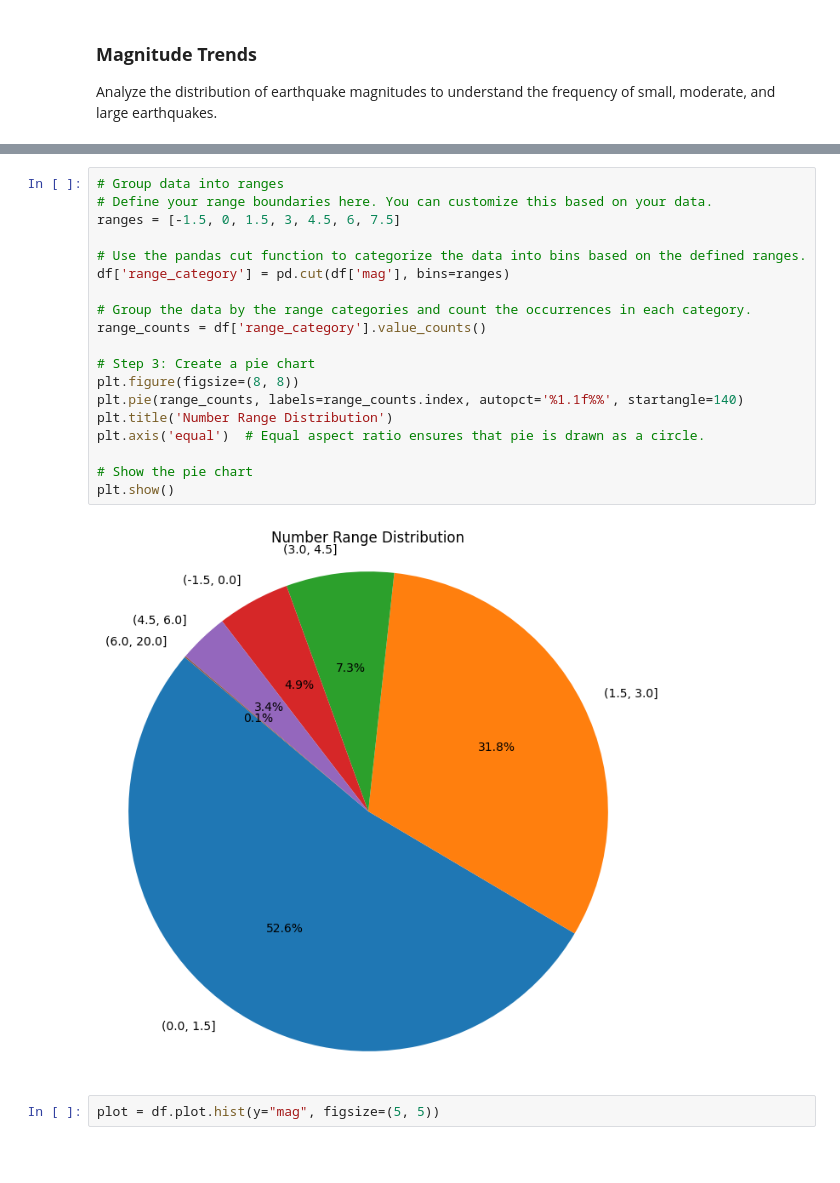
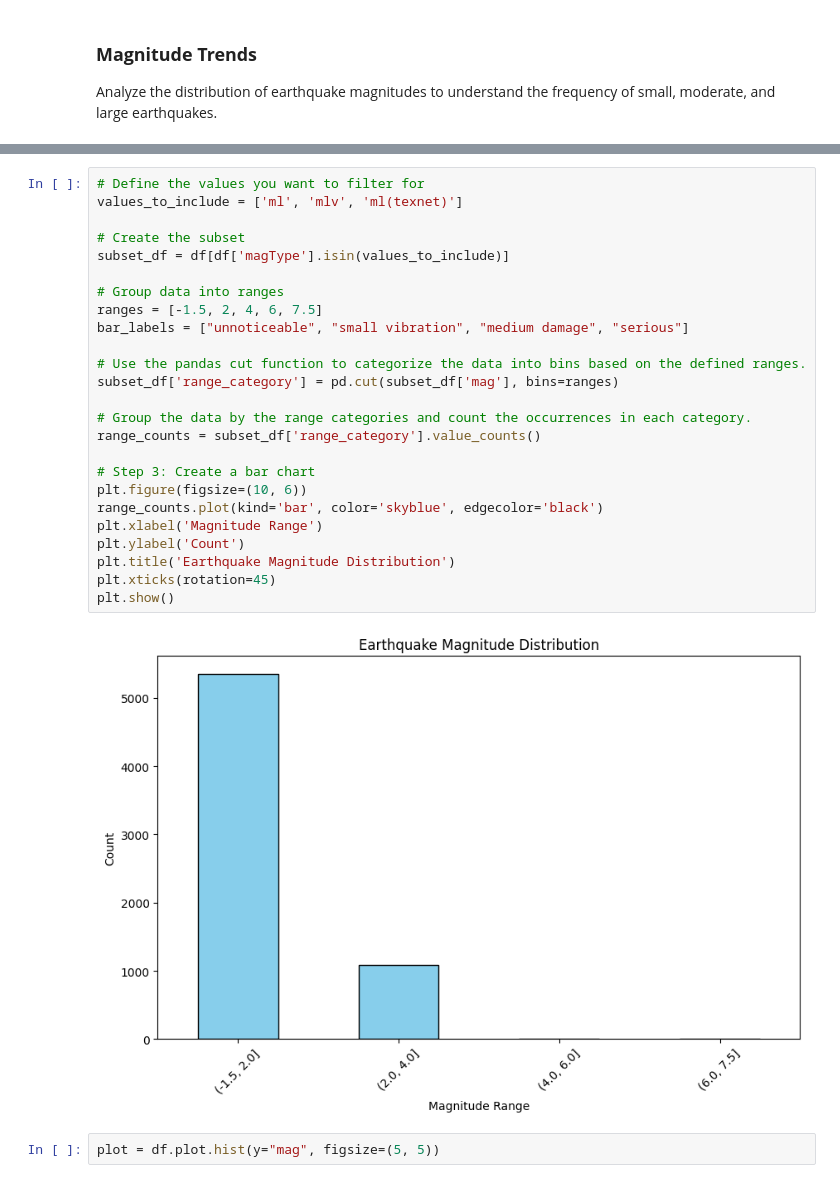
Before and after one commit to kieranthakkar/data_science, a Jupyter notebook: assignments/Week3/earthquakeNotebook.ipynb, the cells around one changed output, grey strips where cells are left out. Drawn from its saved outputs; the diff is of its cells as text; blank space fills up the shorter version.

Commit message:
Pie chart for magType, bar chart for ML magnitudes

```diff
--- a/assignments/Week3/earthquakeNotebook.ipynb
+++ b/assignments/Week3/earthquakeNotebook.ipynb
@@ -66,24 +80,30 @@ Analyze the distribution of earthquake magnitudes to understand the frequency of
 # %%
+# Define the values you want to filter for
+values_to_include = ['ml', 'mlv', 'ml(texnet)']
+
+# Create the subset
+subset_df = df[df['magType'].isin(values_to_include)]
+
 # Group data into ranges
-# Define your range boundaries here. You can customize this based on your data.
-ranges = [-1.5, 0, 1.5, 3, 4.5, 6, 7.5]
+ranges = [-1.5, 2, 4, 6, 7.5]
+bar_labels = ["unnoticeable", "small vibration", "medium damage", "serious"]
 
 # Use the pandas cut function to categorize the data into bins based on the defined ranges.
-df['range_category'] = pd.cut(df['mag'], bins=ranges)
+subset_df['range_category'] = pd.cut(subset_df['mag'], bins=ranges)
 
 # Group the data by the range categories and count the occurrences in each category.
-range_counts = df['range_category'].value_counts()
+range_counts = subset_df['range_category'].value_counts()
 
-# Step 3: Create a pie chart
-plt.figure(figsize=(8, 8))
-plt.pie(range_counts, labels=range_counts.index, autopct='%1.1f%%', startangle=140)
-plt.title('Number Range Distribution')
-plt.axis('equal')  # Equal aspect ratio ensures that pie is drawn as a circle.
-
-# Show the pie chart
+# Step 3: Create a bar chart
+plt.figure(figsize=(10, 6))
+range_counts.plot(kind='bar', color='skyblue', edgecolor='black')
+plt.xlabel('Magnitude Range')
+plt.ylabel('Count')
+plt.title('Earthquake Magnitude Distribution')
+plt.xticks(rotation=45)
 plt.show()
 # %% [output]
-[figure, old version]
+[figure, new version]
 # %%
 plot = df.plot.hist(y="mag", figsize=(5, 5))
 # %% [output]
```
Also changed, not shown: parts of 3 cells of this notebook.
